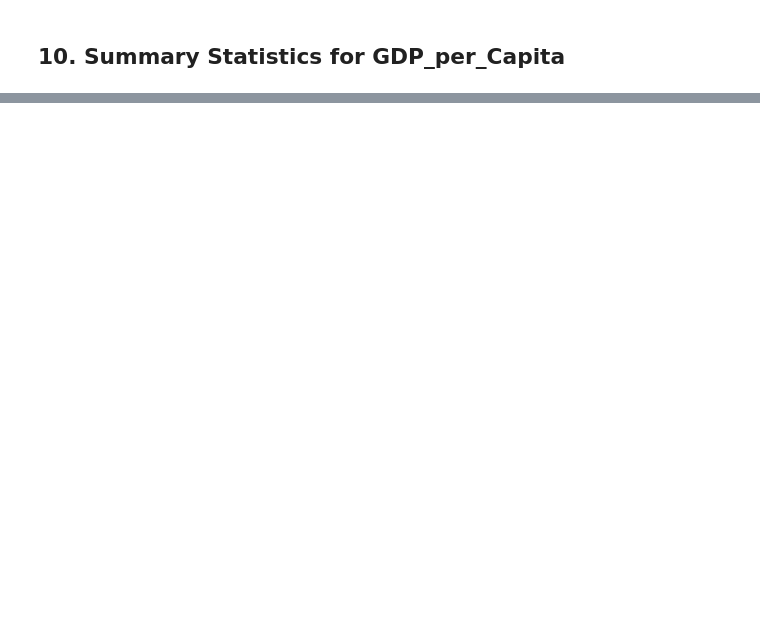
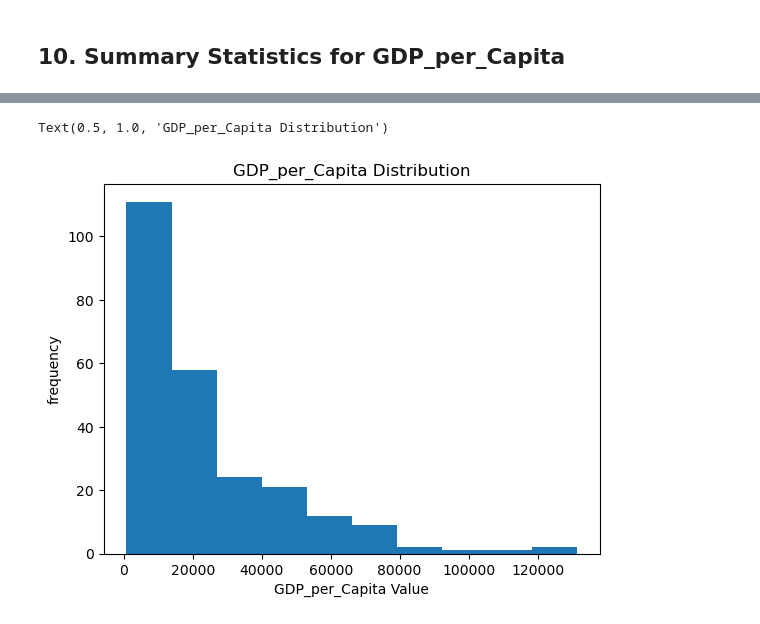
Before and after one commit to nss-data-science-cohort-8/un-exploration-BillyBrothers, a Jupyter notebook: notebooks/UN_Data_Exploration.ipynb, the cells around one changed output, grey strips where cells are left out. Cells and saved outputs as stored; diff of their text form; code cells hidden in the pictures; blank space fills up the shorter version.

```diff
--- a/notebooks/UN_Data_Exploration.ipynb
+++ b/notebooks/UN_Data_Exploration.ipynb
@@ -132,4 +122,5 @@ Name: count, Length: 246, dtype: int64
 # %% [markdown]
 ## 9. Create New DataFrame named gdp_2021
 # %%
-gdp_2021 = gdp_df[gdp_df['Year'] == 2021]
+gdp_2021 = gdp_df.loc[gdp_df['Year'] == 2021]
+gdp_2021.head(2)
@@ -167,0 +148,8 @@ Name: GDP_per_Capita, Length: 241, dtype: float64
+# %%
+gdp_2021['GDP_per_Capita'].plot(kind='hist')
+plt.xlabel('GDP_per_Capita Value')
+plt.ylabel('frequency')
+plt.title('GDP_per_Capita Distribution')
+# %% [output]
+Text(0.5, 1.0, 'GDP_per_Capita Distribution')
+[figure, added]
```
Also changed, not shown: parts of 35 cells of this notebook.
